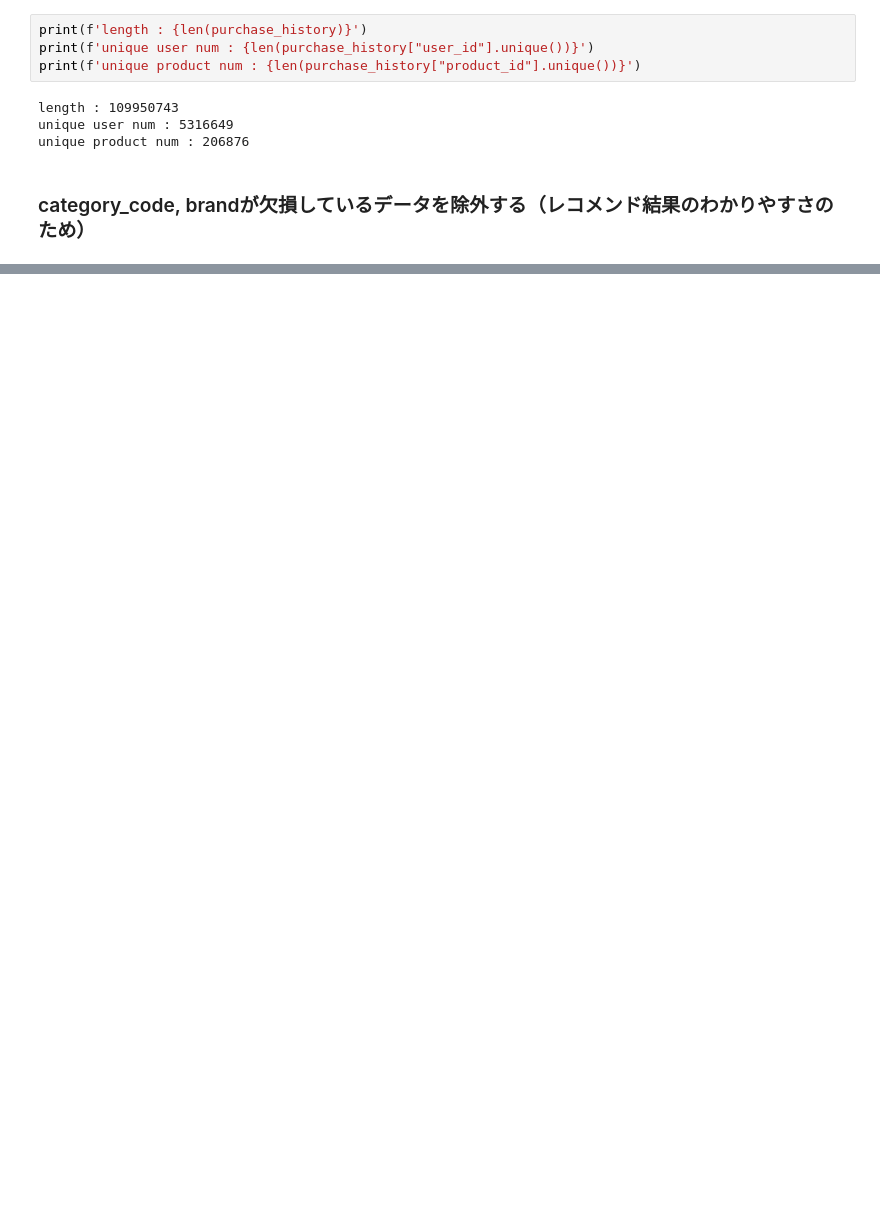
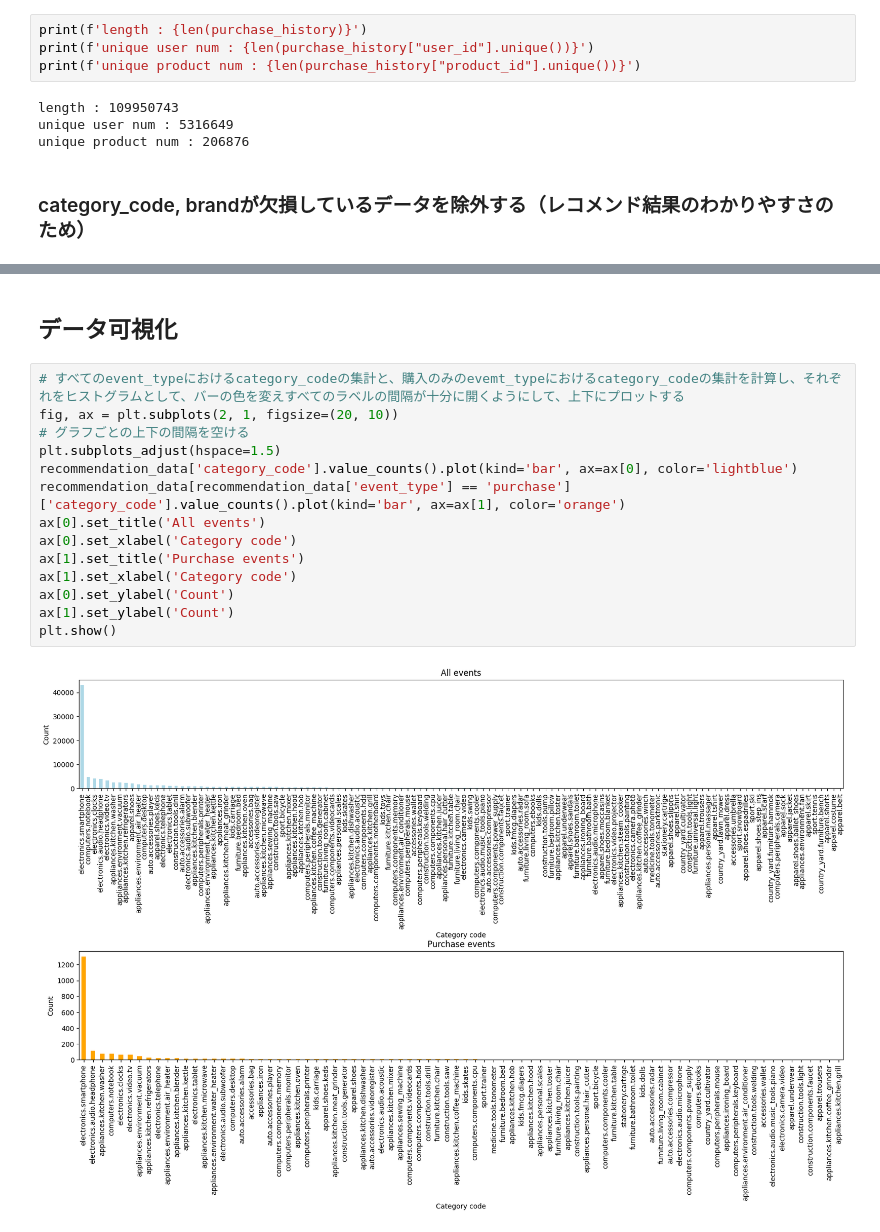
Before and after one commit to YUseiDoi/ecommerce_recommendation, a Jupyter notebook: src/recommendation.ipynb, the cells around one changed output, grey strips where cells are left out. Drawn from its saved outputs; the diff is of its cells as text; blank space fills up the shorter version.

```diff
--- a/src/recommendation.ipynb
+++ b/src/recommendation.ipynb
@@ -155 +149,19 @@ user_session        0
 dtype: int64
+# %% [markdown]
+## データ可視化
+# %%
+# すべてのevent_typeにおけるcategory_codeの集計と、購入のみのevemt_typeにおけるcategory_codeの集計を計算し、それぞれをヒストグラムとして、バーの色を変えすべてのラベルの間隔が十分に開くようにして、上下にプロットする
+fig, ax = plt.subplots(2, 1, figsize=(20, 10))
+# グラフごとの上下の間隔を空ける
+plt.subplots_adjust(hspace=1.5)
+recommendation_data['category_code'].value_counts().plot(kind='bar', ax=ax[0], color='lightblue')
+recommendation_data[recommendation_data['event_type'] == 'purchase']['category_code'].value_counts().plot(kind='bar', ax=ax[1], color='orange')
+ax[0].set_title('All events')
+ax[0].set_xlabel('Category code')
+ax[1].set_title('Purchase events')
+ax[1].set_xlabel('Category code')
+ax[0].set_ylabel('Count')
+ax[1].set_ylabel('Count')
+plt.show()
+# %% [output]
+[figure, added]
```
Also changed, not shown: parts of 10 cells of this notebook.
